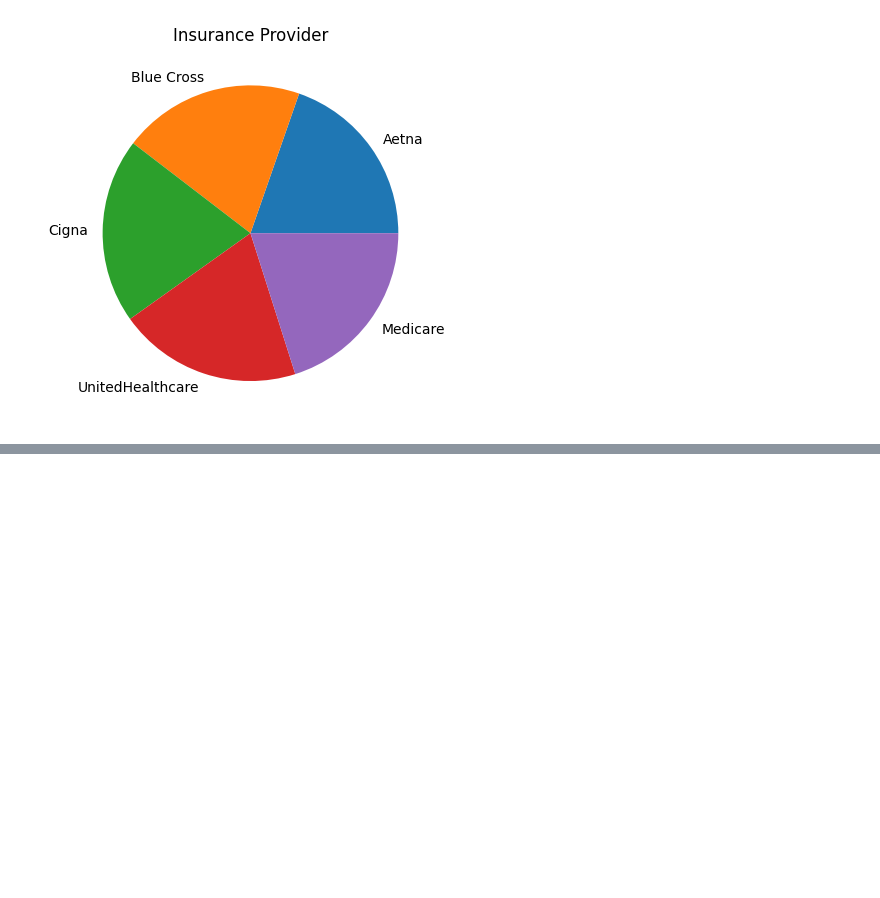
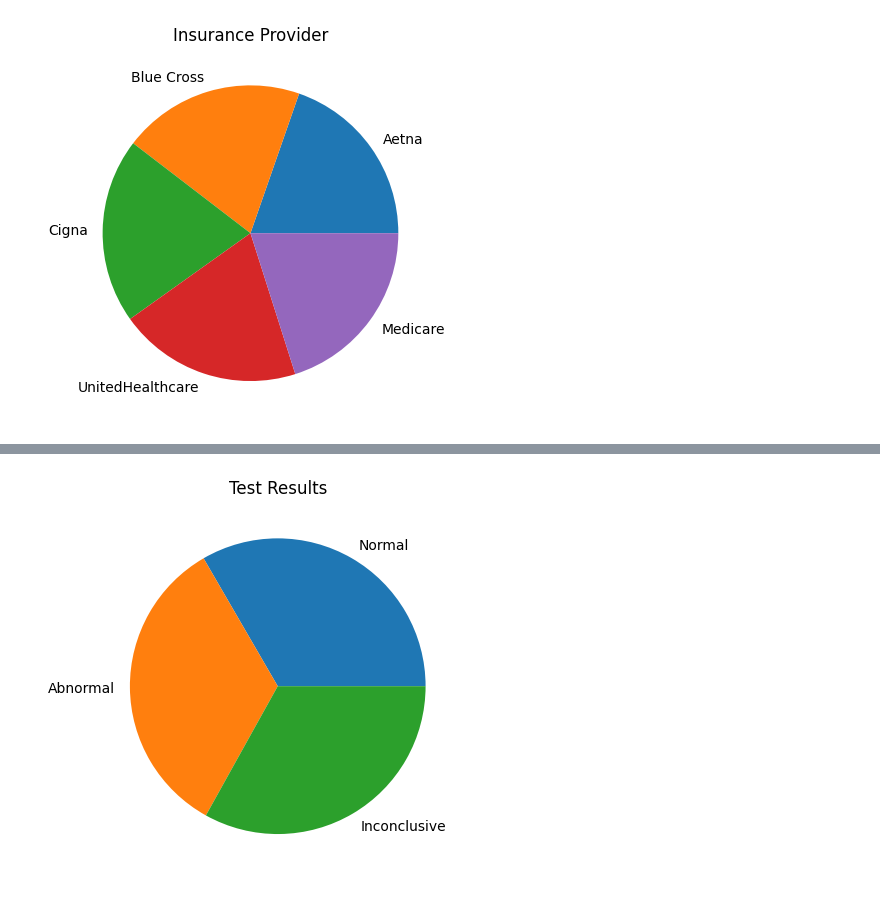
Before and after one commit to ramizMahmmud/learning-data-science, a Jupyter notebook: health_care/health-care.ipynb, the cells around one changed output, grey strips where cells are left out. Saved outputs shown, nothing was run; the diff lists cells and outputs as text; code cells hidden in the pictures; blank space fills up the shorter version.

```diff
--- a/health_care/health-care.ipynb
+++ b/health_care/health-care.ipynb
@@ -247,0 +261,6 @@ visualization('Insurance Provider', check_insurence_series)
+# %%
+# Analyze Test Results
+test_results_series = analyzer('Test Results', df)
+visualization('Test Results', test_results_series)
+# %% [output]
+[figure, added]
```
Also changed, not shown: parts of 2 cells of this notebook.
